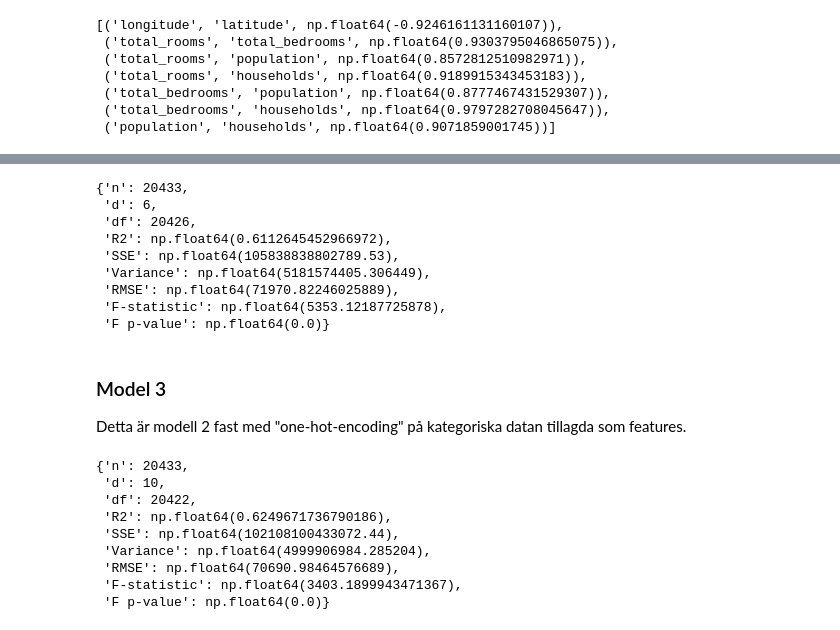
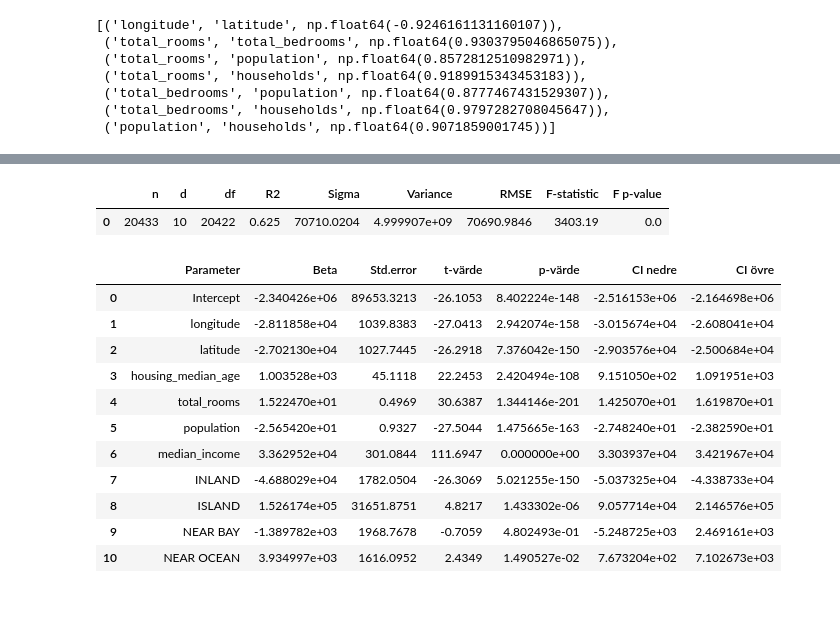
Before and after one commit to Adamhedlund/Statistiska-metoder-Adam-Hedlund, a Jupyter notebook: Labb/Labb_notebook.ipynb, the cells around one changed output, grey strips where cells are left out. Drawn from its saved outputs; the diff is of its cells as text; code cells hidden in the pictures; blank space fills up the shorter version.

```diff
--- a/Labb/Labb_notebook.ipynb
+++ b/Labb/Labb_notebook.ipynb
@@ -162,19 +167,31 @@ params_full
 # %%
 keep_idx = [0,1,2,3,5,7]
-X_reduced = X[:, keep_idx]
 
-model_reduced =LinearRegression()
-model_reduced.fit(X_reduced, y)
+X_reduced = X_numeric[:, keep_idx]
+X_reduced_ocean = np.column_stack([X_reduced, ocean_dummies.to_numpy()])
 
-summary_reduced = model_reduced.summary()
-summary_reduced
+reduced_numeric_names = [numeric_names[i] for i in keep_idx]
+feature_names_reduced_ocean = reduced_numeric_names + ocean_dummies_names
+
+model_reduced_ocean = LinearRegression()
+model_reduced_ocean.fit(X_reduced_ocean, y)
+model_reduced_ocean.feature_names = ["Intercept"] + feature_names_reduced_ocean
+
+model_df_red, coef_df_red = model_reduced_ocean.summary()
+display(model_df_red)
+display(coef_df_red)
 # %% [output]
-{'n': 20433,
- 'd': 6,
- 'df': 20426,
- 'R2': np.float64(0.6112645452966972),
- 'SSE': np.float64(105838838802789.53),
- 'Variance': np.float64(5181574405.306449),
- 'RMSE': np.float64(71970.82246025889),
- 'F-statistic': np.float64(5353.12187725878),
- 'F p-value': np.float64(0.0)}
+|  | n | d | df | R2 | Sigma | Variance | RMSE | F-statistic | F p-value |
+| 0 | 20433 | 10 | 20422 | 0.625 | 70710.0204 | 4.999907e+09 | 70690.9846 | 3403.19 | 0.0 |
+|  | Parameter | Beta | Std.error | t-värde | p-värde | CI nedre | CI övre |
+| 0 | Intercept | -2.340426e+06 | 89653.3213 | -26.1053 | 8.402224e-148 | -2.516153e+06 | -2.164698e+06 |
+| 1 | longitude | -2.811858e+04 | 1039.8383 | -27.0413 | 2.942074e-158 | -3.015674e+04 | -2.608041e+04 |
+| 2 | latitude | -2.702130e+04 | 1027.7445 | -26.2918 | 7.376042e-150 | -2.903576e+04 | -2.500684e+04 |
+| 3 | housing_median_age | 1.003528e+03 | 45.1118 | 22.2453 | 2.420494e-108 | 9.151050e+02 | 1.091951e+03 |
+| 4 | total_rooms | 1.522470e+01 | 0.4969 | 30.6387 | 1.344146e-201 | 1.425070e+01 | 1.619870e+01 |
+| 5 | population | -2.565420e+01 | 0.9327 | -27.5044 | 1.475665e-163 | -2.748240e+01 | -2.382590e+01 |
+| 6 | median_income | 3.362952e+04 | 301.0844 | 111.6947 | 0.000000e+00 | 3.303937e+04 | 3.421967e+04 |
+| 7 | INLAND | -4.688029e+04 | 1782.0504 | -26.3069 | 5.021255e-150 | -5.037325e+04 | -4.338733e+04 |
+| 8 | ISLAND | 1.526174e+05 | 31651.8751 | 4.8217 | 1.433302e-06 | 9.057714e+04 | 2.146576e+05 |
+| 9 | NEAR BAY | -1.389782e+03 | 1968.7678 | -0.7059 | 4.802493e-01 | -5.248725e+03 | 2.469161e+03 |
+| 10 | NEAR OCEAN | 3.934997e+03 | 1616.0952 | 2.4349 | 1.490527e-02 | 7.673204e+02 | 7.102673e+03 |
@@ -195,27 +197,0 @@ params_reduced
-# %% [markdown]
-### Model 3
-Detta är modell 2 fast med "one-hot-encoding" på kategoriska datan tillagda som features.
-# %%
-ocean_dummies = pd.get_dummies(df_clean["ocean_proximity"], drop_first=True)
-X_reduced_cat = np.column_stack([X_reduced, ocean_dummies.to_numpy()])
-
-
-num_feature_names = df_clean.columns[:8].to_numpy()[keep_idx]
-cat_feature_names = ocean_dummies.columns.to_numpy()
-
-feature_names_reduced_cat = list(num_feature_names) + list(cat_feature_names)
-
-model_reduced_cat = LinearRegression()
-model_reduced_cat.fit(X_reduced_cat, y)
-
-model_reduced_cat.summary()
-# %% [output]
-{'n': 20433,
- 'd': 10,
- 'df': 20422,
- 'R2': np.float64(0.6249671736790186),
- 'SSE': np.float64(102108100433072.44),
- 'Variance': np.float64(4999906984.285204),
- 'RMSE': np.float64(70690.98464576689),
- 'F-statistic': np.float64(3403.1899943471367),
- 'F p-value': np.float64(0.0)}
```
Also changed, not shown: parts of 18 cells of this notebook, 2 other files.
